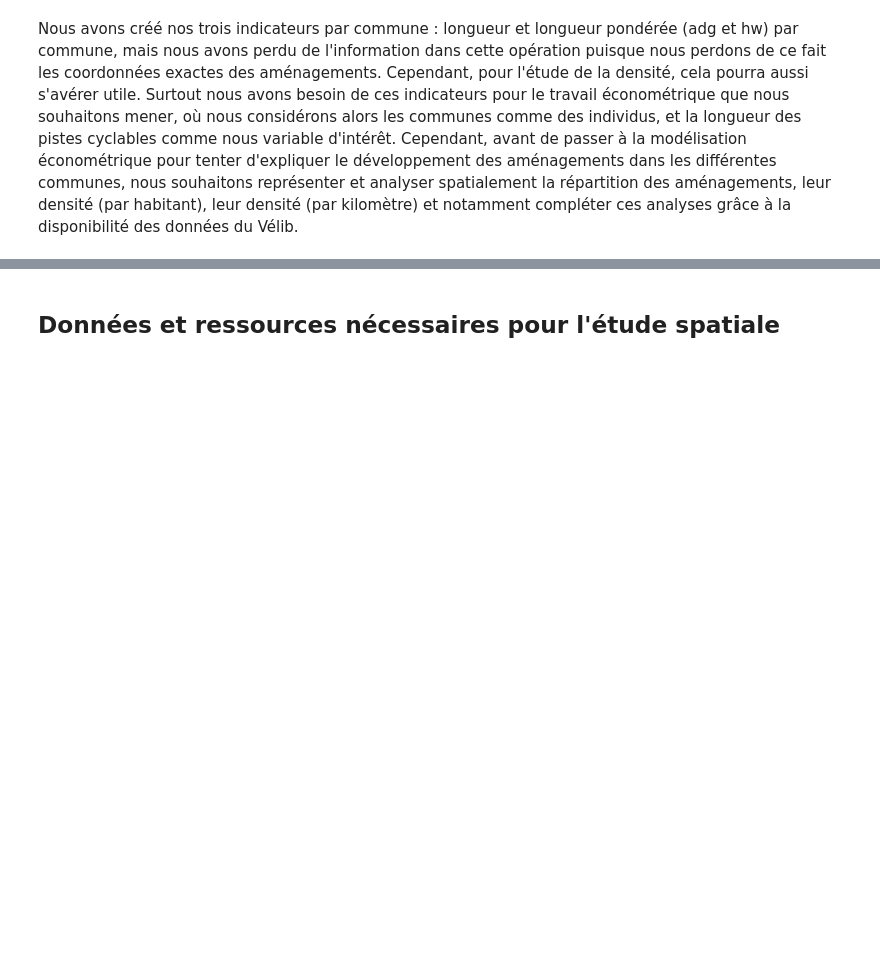
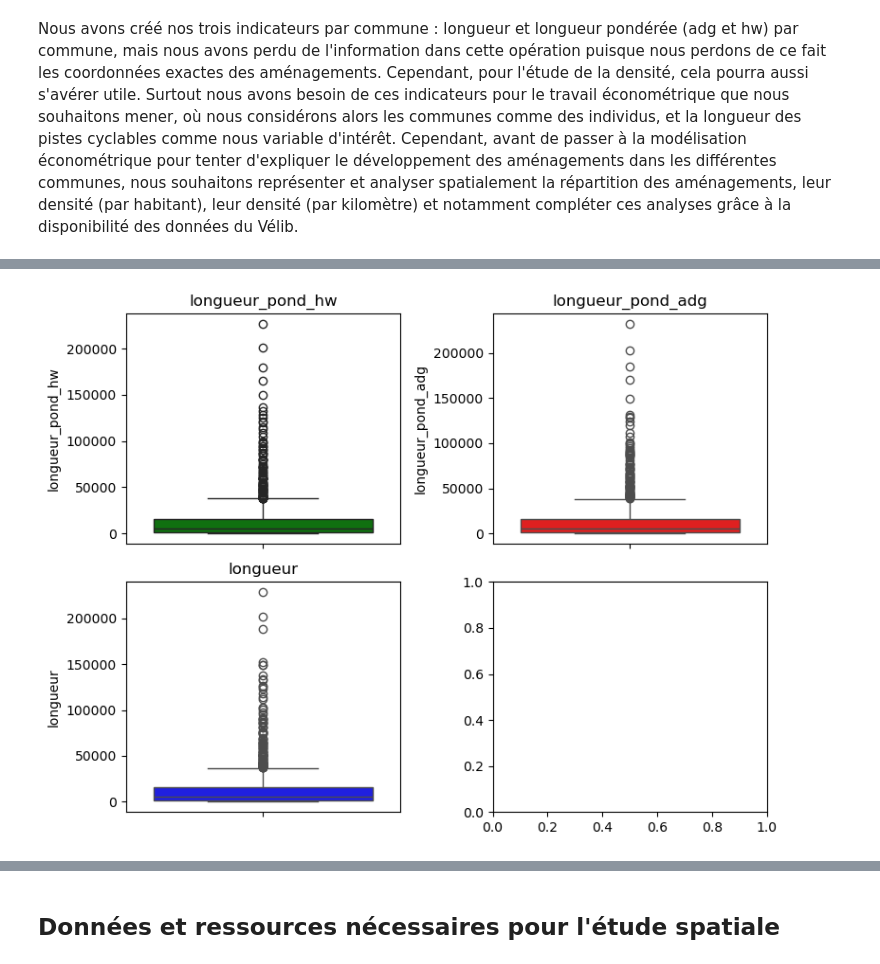
Before and after one commit to christellenguenang/Projet_Catherine_Christelle, a Jupyter notebook: 1_traitement_analyse.ipynb, the cells around one changed output, grey strips where cells are left out. Saved outputs shown, nothing was run; the diff lists cells and outputs as text; code cells hidden in the pictures; blank space fills up the shorter version.

Commit message:
Analyse descriptives des longueurs

```diff
--- a/1_traitement_analyse.ipynb
+++ b/1_traitement_analyse.ipynb
@@ -273,0 +349,12 @@ Nous avons créé nos trois indicateurs par commune : longueur et longueur pond
+# %%
+fig, axes = plt.subplots(nrows=2, ncols=2, figsize=(8, 6))
+sns.boxplot(y='longueur_pond_hw', data=df_amenagements, ax=axes[0, 0],color='g')
+axes[0, 0].set_title('longueur_pond_hw')
+sns.boxplot(y='longueur_pond_adg', data=df_amenagements, ax=axes[0, 1],color='r')
+axes[0, 1].set_title('longueur_pond_adg')
+sns.boxplot(y='longueur', data=df_amenagements, ax=axes[1, 0],color='b')
+axes[1, 0].set_title('longueur')
+plt.tight_layout()
+plt.show()
+# %% [output]
+[figure, added]
```
Also changed, not shown: parts of 27 cells of this notebook, 1 other file.
